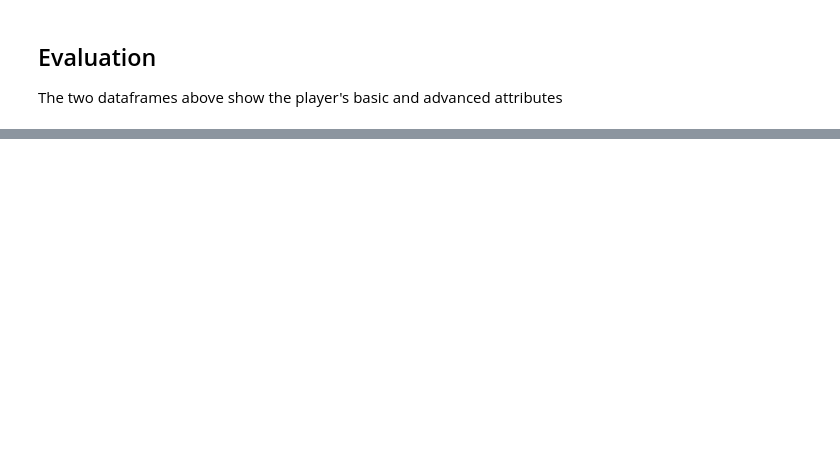
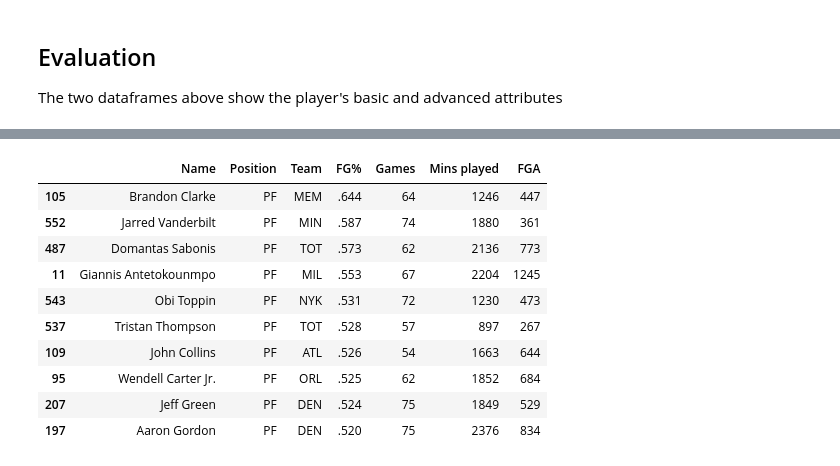
Before and after one commit to mcwillz1/CS-4630-Final-Project, a Jupyter notebook: finalProject.ipynb, the cells around one changed output, grey strips where cells are left out. Drawn from its saved outputs; the diff is of its cells as text; code cells hidden in the pictures; blank space fills up the shorter version.

```diff
--- a/finalProject.ipynb
+++ b/finalProject.ipynb
@@ -153,0 +236,30 @@ topFgPct.head(10)
+# %%
+topFgPctPF = basicStats()
+
+topFgPctPF.columns
+my_cols = ['Name','Position','Team','FG%','Games','Mins played', 'FGA']
+
+topFgPctPF = topFgPctPF[my_cols]
+
+#sorts by the top FG%
+topFgPctPF = topFgPctPF.sort_values(by="FG%", ascending=False)
+
+#Turn the Games and FGA column into an int so we can compare it to the number 50 and 250
+topFgPctPF['Games'] = topFgPctPF['Games'].astype(int)
+topFgPctPF['FGA'] = topFgPctPF['FGA'].astype(int)
+
+topFgPctPF = topFgPctPF[(topFgPctPF['Position'] == 'PF') & (topFgPctPF['Games'] >= 50) & (topFgPctPF['FGA'] >= 250)]
+
+topFgPctPF.head(10)
+# %% [output]
+|  | Name | Position | Team | FG% | Games | Mins played | FGA |
+| 105 | Brandon Clarke | PF | MEM | .644 | 64 | 1246 | 447 |
+| 552 | Jarred Vanderbilt | PF | MIN | .587 | 74 | 1880 | 361 |
+| 487 | Domantas Sabonis | PF | TOT | .573 | 62 | 2136 | 773 |
+| 11 | Giannis Antetokounmpo | PF | MIL | .553 | 67 | 2204 | 1245 |
+| 543 | Obi Toppin | PF | NYK | .531 | 72 | 1230 | 473 |
+| 537 | Tristan Thompson | PF | TOT | .528 | 57 | 897 | 267 |
+| 109 | John Collins | PF | ATL | .526 | 54 | 1663 | 644 |
+| 95 | Wendell Carter Jr. | PF | ORL | .525 | 62 | 1852 | 684 |
+| 207 | Jeff Green | PF | DEN | .524 | 75 | 1849 | 529 |
+| 197 | Aaron Gordon | PF | DEN | .520 | 75 | 2376 | 834 |
```
Also changed, not shown: parts of 9 cells of this notebook.
